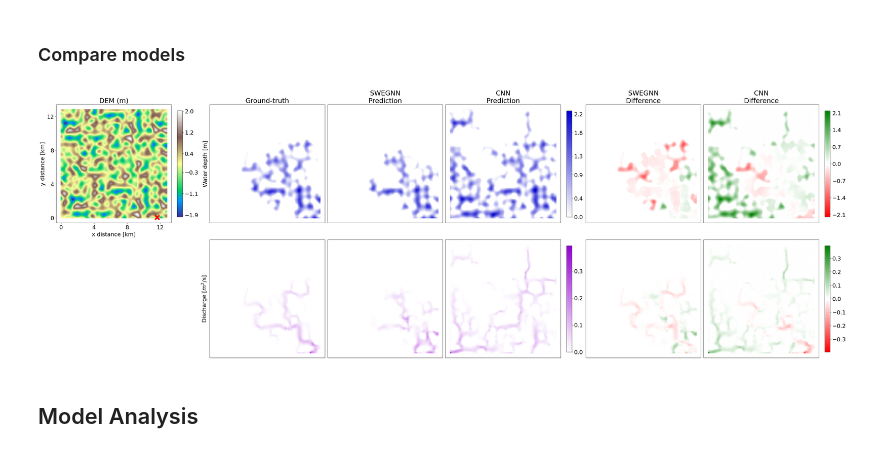
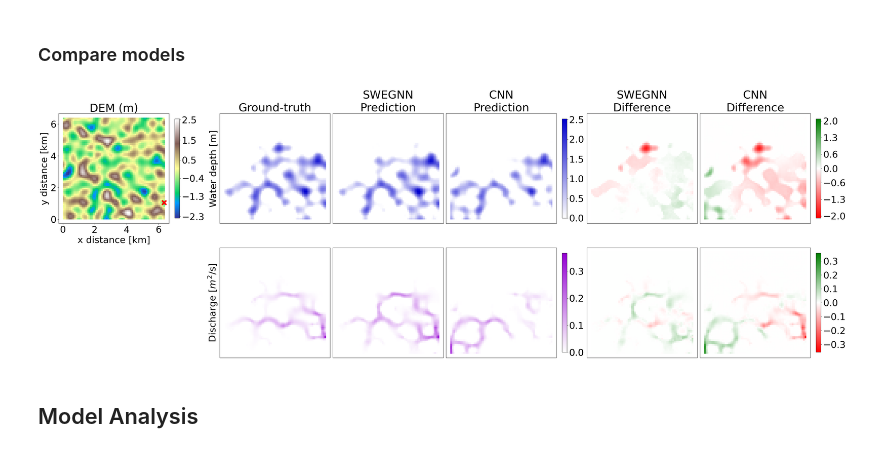
Before and after one commit to RBTV1/SWE-GNN-paper-repository-, a Jupyter notebook: plot_results.ipynb, the cells around one changed output. Drawn from its saved outputs; the diff is of its cells as text; code cells hidden in the pictures.

```diff
--- a/plot_results.ipynb
+++ b/plot_results.ipynb
@@ -539,17 +539,17 @@ val_dataset, test_dataset, temporal_test_dataset_parameters = load_val_test_data
 # %%
 from utils.visualization import DoublePlotRollout
 
 mpl.rcParams['savefig.dpi'] = 200
 mpl.rcParams['font.size'] = 30
 
-id_dataset = 1
+id_dataset = 3
 
 rollout_plotter = DoublePlotRollout(model_GNN, model_CNN, test_dataset[id_dataset], scalers=scalers,
     type_loss='RMSE', **temporal_test_dataset_parameters)
 
 rollout_plotter.explore_rollout()
 # %% [output]
-[figure, old version]
+[figure, new version]
 # %% [markdown]
 ## Model Analysis
 # %%
```
Also changed, not shown: parts of 2 cells of this notebook.
